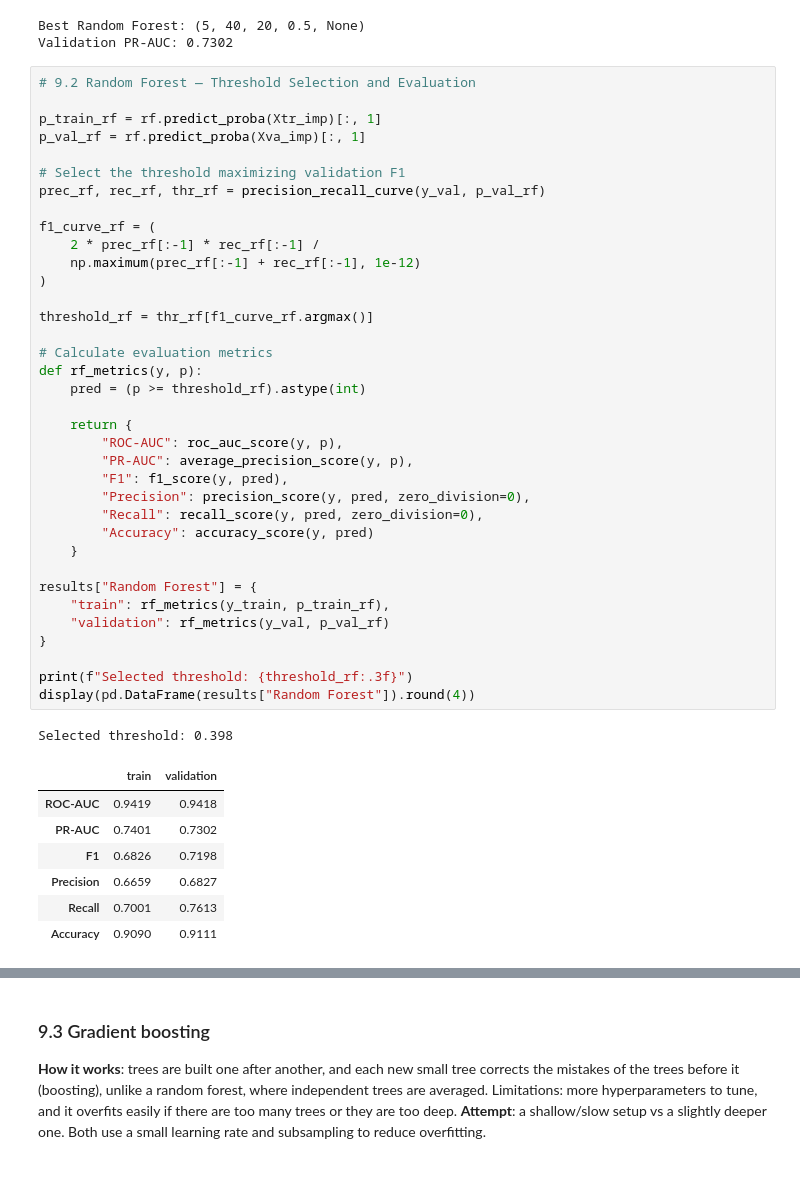
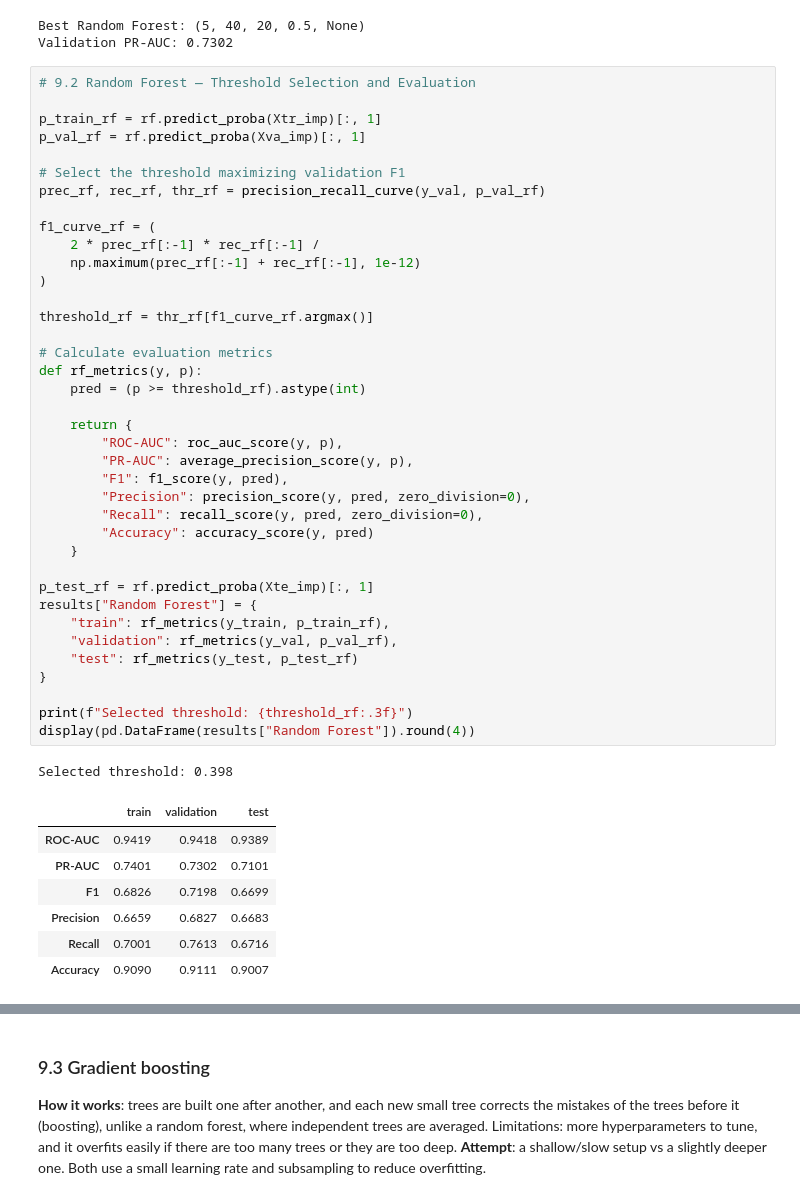
Before and after one commit to AbdelrahmanWaelH/F1_AI_Tools, a Jupyter notebook: F1_Podium_Prediction_Sections_1-8.ipynb, the cells around one changed output, grey strips where cells are left out. Saved outputs shown, nothing was run; the diff lists cells and outputs as text.

```diff
--- a/F1_Podium_Prediction_Sections_1-8.ipynb
+++ b/F1_Podium_Prediction_Sections_1-8.ipynb
@@ -932,41 +932,43 @@ p_val_rf = rf.predict_proba(Xva_imp)[:, 1]
 prec_rf, rec_rf, thr_rf = precision_recall_curve(y_val, p_val_rf)
 
 f1_curve_rf = (
     2 * prec_rf[:-1] * rec_rf[:-1] /
     np.maximum(prec_rf[:-1] + rec_rf[:-1], 1e-12)
 )
 
 threshold_rf = thr_rf[f1_curve_rf.argmax()]
 
 # Calculate evaluation metrics
 def rf_metrics(y, p):
     pred = (p >= threshold_rf).astype(int)
 
     return {
         "ROC-AUC": roc_auc_score(y, p),
         "PR-AUC": average_precision_score(y, p),
         "F1": f1_score(y, pred),
         "Precision": precision_score(y, pred, zero_division=0),
         "Recall": recall_score(y, pred, zero_division=0),
         "Accuracy": accuracy_score(y, pred)
     }
 
+p_test_rf = rf.predict_proba(Xte_imp)[:, 1]
 results["Random Forest"] = {
     "train": rf_metrics(y_train, p_train_rf),
-    "validation": rf_metrics(y_val, p_val_rf)
+    "validation": rf_metrics(y_val, p_val_rf),
+    "test": rf_metrics(y_test, p_test_rf)
 }
 
 print(f"Selected threshold: {threshold_rf:.3f}")
 display(pd.DataFrame(results["Random Forest"]).round(4))
 # %% [output]
 Selected threshold: 0.398
-|  | train | validation |
-| ROC-AUC | 0.9419 | 0.9418 |
-| PR-AUC | 0.7401 | 0.7302 |
-| F1 | 0.6826 | 0.7198 |
-| Precision | 0.6659 | 0.6827 |
-| Recall | 0.7001 | 0.7613 |
-| Accuracy | 0.9090 | 0.9111 |
+|  | train | validation | test |
+| ROC-AUC | 0.9419 | 0.9418 | 0.9389 |
+| PR-AUC | 0.7401 | 0.7302 | 0.7101 |
+| F1 | 0.6826 | 0.7198 | 0.6699 |
+| Precision | 0.6659 | 0.6827 | 0.6683 |
+| Recall | 0.7001 | 0.7613 | 0.6716 |
+| Accuracy | 0.9090 | 0.9111 | 0.9007 |
 # %%
 # 9.2 Random Forest — Visualizations
 
```
Also changed, not shown: parts of 16 cells of this notebook.
